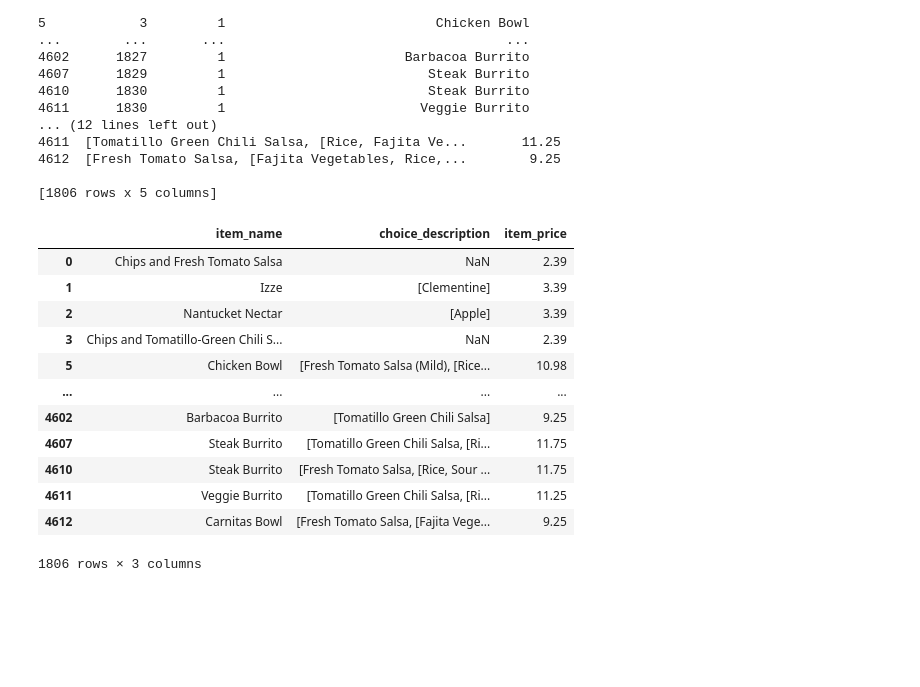
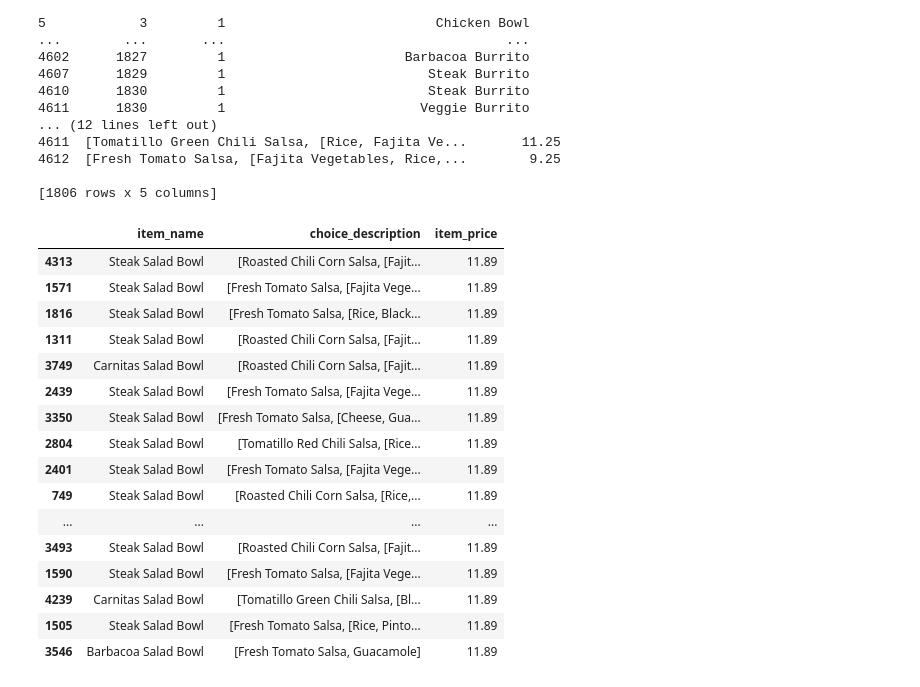
Before and after one commit to Sjinjutha/DADS5001, a Jupyter notebook: 02_Filtering_&_Sorting/Chipotle/Exercises_with_solutions.ipynb, the cells around one changed output. Saved outputs shown, nothing was run; the diff lists cells and outputs as text; code cells hidden in the pictures; blank space fills up the shorter version.

```diff
--- a/02_Filtering_&_Sorting/Chipotle/Exercises_with_solutions.ipynb
+++ b/02_Filtering_&_Sorting/Chipotle/Exercises_with_solutions.ipynb
@@ -280,15 +277,12 @@ chipo_one_pd[['item_name','item_price']].sort_values(by='item_price',ascending=F
 | 28 | Canned Soda | 1.09 |
 | 34 | Bottled Water | 1.09 |
 # %%
-_p# reassign the column with the cleaned prices
-chipo.item_price = prices
-
 # delete the duplicates in item_name, quantity, and choice_description มีตัว choice description ด้วยที่ทำให้ราคามันต่างกัน
-chipo_filtered = chipo.drop_duplicates(['item_name','quantity','choice_description'])
-print(chipo_filtered.shape)
+chipo_filtered1 = chipo.drop_duplicates(['item_name','quantity','choice_description'])
+print(chipo_filtered1.shape)
 
 # select only the products with quantity equals to 1
-chipo_one_prod = chipo_filtered[chipo_filtered.quantity == 1]
+chipo_one_prod = chipo_filtered1[chipo_filtered1.quantity == 1]
 print(chipo_one_prod)
 # %% [output]
 (1949, 5)
@@ -309,18 +303,22 @@ print(chipo_one_prod)
 
 [1806 rows x 5 columns]
 # %%
-chipo_one_prod[['item_name','choice_description','item_price']]
+chipo_one_prod[['item_name','choice_description','item_price']].sort_values(by = 'item_price', ascending = False).head(20)
 # %% [output]
 |  | item_name | choice_description | item_price |
-| 0 | Chips and Fresh Tomato Salsa | NaN | 2.39 |
-| 1 | Izze | [Clementine] | 3.39 |
-| 2 | Nantucket Nectar | [Apple] | 3.39 |
-| 3 | Chips and Tomatillo-Green Chili S... | NaN | 2.39 |
-| 5 | Chicken Bowl | [Fresh Tomato Salsa (Mild), [Rice... | 10.98 |
+| 4313 | Steak Salad Bowl | [Roasted Chili Corn Salsa, [Fajit... | 11.89 |
+| 1571 | Steak Salad Bowl | [Fresh Tomato Salsa, [Fajita Vege... | 11.89 |
+| 1816 | Steak Salad Bowl | [Fresh Tomato Salsa, [Rice, Black... | 11.89 |
+| 1311 | Steak Salad Bowl | [Roasted Chili Corn Salsa, [Fajit... | 11.89 |
+| 3749 | Carnitas Salad Bowl | [Roasted Chili Corn Salsa, [Fajit... | 11.89 |
+| 2439 | Steak Salad Bowl | [Fresh Tomato Salsa, [Fajita Vege... | 11.89 |
+| 3350 | Steak Salad Bowl | [Fresh Tomato Salsa, [Cheese, Gua... | 11.89 |
+| 2804 | Steak Salad Bowl | [Tomatillo Red Chili Salsa, [Rice... | 11.89 |
+| 2401 | Steak Salad Bowl | [Fresh Tomato Salsa, [Fajita Vege... | 11.89 |
+| 749 | Steak Salad Bowl | [Roasted Chili Corn Salsa, [Rice,... | 11.89 |
 | ... | ... | ... | ... |
-| 4602 | Barbacoa Burrito | [Tomatillo Green Chili Salsa] | 9.25 |
-| 4607 | Steak Burrito | [Tomatillo Green Chili Salsa, [Ri... | 11.75 |
-| 4610 | Steak Burrito | [Fresh Tomato Salsa, [Rice, Sour ... | 11.75 |
-| 4611 | Veggie Burrito | [Tomatillo Green Chili Salsa, [Ri... | 11.25 |
-| 4612 | Carnitas Bowl | [Fresh Tomato Salsa, [Fajita Vege... | 9.25 |
+| 3493 | Steak Salad Bowl | [Roasted Chili Corn Salsa, [Fajit... | 11.89 |
+| 1590 | Steak Salad Bowl | [Fresh Tomato Salsa, [Fajita Vege... | 11.89 |
+| 4239 | Carnitas Salad Bowl | [Tomatillo Green Chili Salsa, [Bl... | 11.89 |
+| 1505 | Steak Salad Bowl | [Fresh Tomato Salsa, [Rice, Pinto... | 11.89 |
+| 3546 | Barbacoa Salad Bowl | [Fresh Tomato Salsa, Guacamole] | 11.89 |
-1806 rows × 3 columns
```
Also changed, not shown: parts of 12 cells of this notebook.
